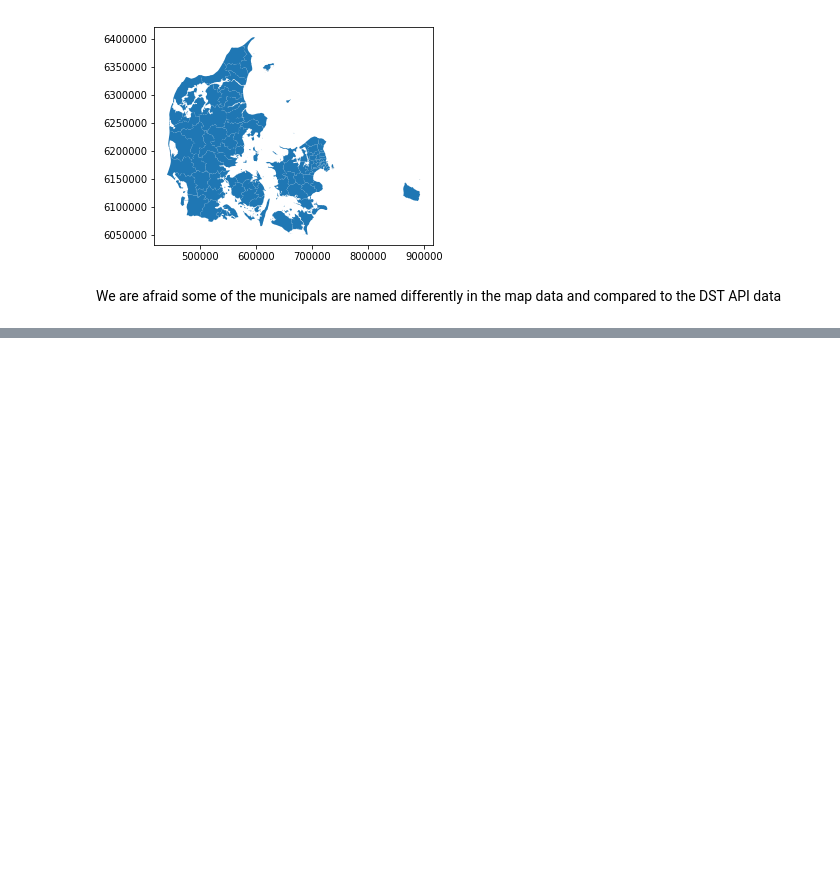
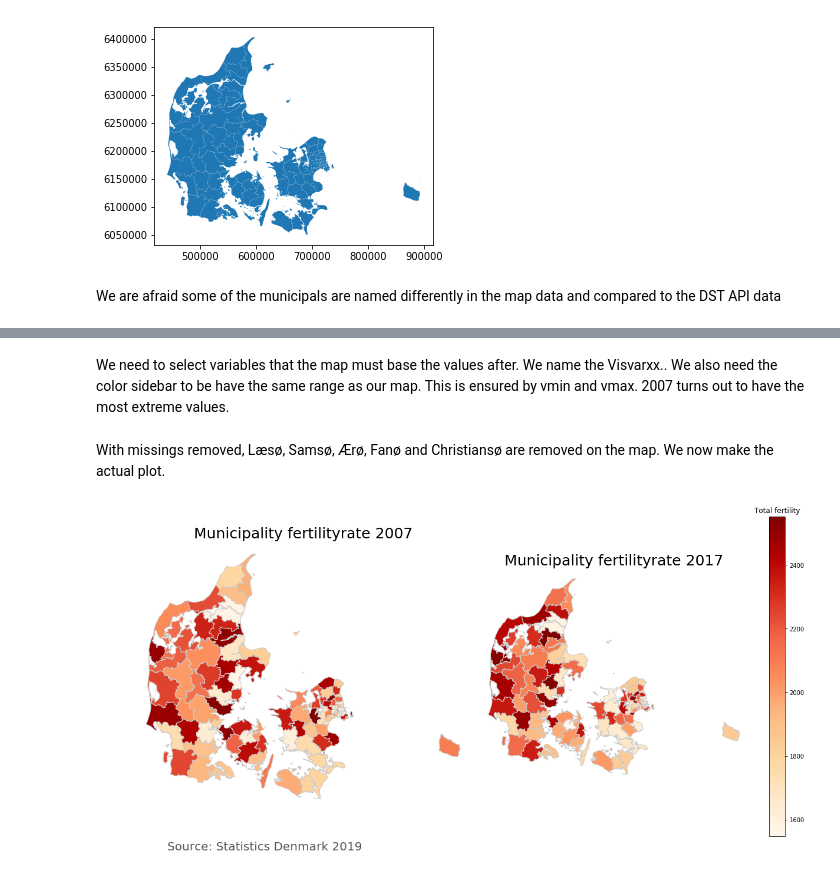
Before and after one commit to MathiasNymand/projects-2019-team-spirit, a Jupyter notebook: dataproject/dataproject22M.ipynb, the cells around one changed output, grey strips where cells are left out. Cells and saved outputs as stored; diff of their text form; code cells hidden in the pictures; blank space fills up the shorter version.

```diff
--- a/dataproject/dataproject22M.ipynb
+++ b/dataproject/dataproject22M.ipynb
@@ -263,0 +384,8 @@ merged_data
+# %%
+# Merge
+final_map = pd.merge(map_df, merged_map2, how='left', left_on='KOMNAVN', right_on='AREA')
+
+#Dropping missings
+final_map = final_map.dropna()
+
+final_map.head()
@@ -263,0 +399,66 @@ merged_data
+# %% [markdown]
+We need to select variables that the map must base the values after. We name the Visvarxx.. We also need the color sidebar to be have the same range as our map. This is ensured by vmin and vmax. 2007 turns out to have the most extreme values.
+# %%
+## The variable to visualize after is defined here
+VisVarFer07 = 'BIRTH_RATE07'
+VisVarFer17 = 'BIRTH_RATE17'
+VisVarUne07 = 'UNEMPLOYMENT_RATE07'
+VisVarUne17 = 'UNEMPLOYMENT_RATE17'
+
+# set the range for the choropleth - this will be consistent for all plots of the same variable.
+# 2007 had the most extreme values
+vminFer, vmaxFer = merged_map['BIRTH_RATE07'].min() , merged_map['BIRTH_RATE07'].max()
+vminUNE, vmaxUNE = merged_map['UNEMPLOYMENT_RATE07'].min() , merged_map['UNEMPLOYMENT_RATE07'].max()
+# %% [markdown]
+ With missings removed, Læsø, Samsø, Ærø, Fanø and Christiansø are removed on the map. We now make the actual plot.
+# %%
+# create figure, axes, size, remove whitespace and align the size of the figures in Matplotlib
+side_length = 10
+fig, (ax1, ax2) = plt.subplots(1, 2, figsize=(side_length * 2.1, side_length) , subplot_kw={'aspect': 1})
+fig.subplots_adjust(hspace=0.0, wspace=0.0)
+
+# We do not want axis to display values on our map - makes no sense
+ax1.axis('off')
+ax2.axis('off')
+
+# add a title for map 1 - fix the size of the text.
+ax1.set_title('Municipality fertilityrate 2007', \
+              fontdict={'fontsize': '25',
+                        'fontweight' : '3'})
+
+## The actual plot is created with our colour map being set equal to OrRd
+ax1=final_map.plot(column=VisVarFer07,  cmap='OrRd', ax=ax1, edgecolor='0.8')
+# Attempt to get two maps of equal size
+ax1.set_aspect('equal')
+
+# create an annotation for the  data source
+ax1.annotate('Source: Statistics Denmark 2019',
+           xy=(0.1, .08), xycoords='figure fraction',
+           horizontalalignment='left', verticalalignment='top',
+           fontsize=20, color='#555555')
+
+# add a title for map 2 - fix the size of the text.
+ax2.set_title('Municipality fertilityrate 2017', \
+              fontdict={'fontsize': '25',
+                        'fontweight' : '3'})
+
+## The actual second plot is created with our colour map being set equal to OrRd
+ax2=final_map.plot(column=VisVarFer17,  cmap='OrRd', ax=ax2, edgecolor='0.8')
+# Attempt to get two maps of equal size
+ax2.set_aspect('equal')
+
+## The color scale on the right is created in relation to the data with vmin and vmax. Same color theme.
+sm = plt.cm.ScalarMappable(cmap='OrRd', norm=plt.Normalize(vmin=vminFer, vmax=vmaxFer))
+
+# Empty array
+sm._A = []
+
+# Make a colour bar based on the color scale created above.
+cbar = fig.colorbar(sm)
+
+# Set a title for the color bar
+cbar.ax.set_title('Total fertility')
+
+plt.show()
+# %% [output]
+[figure, added]
```
Also changed, not shown: parts of 34 cells of this notebook.
